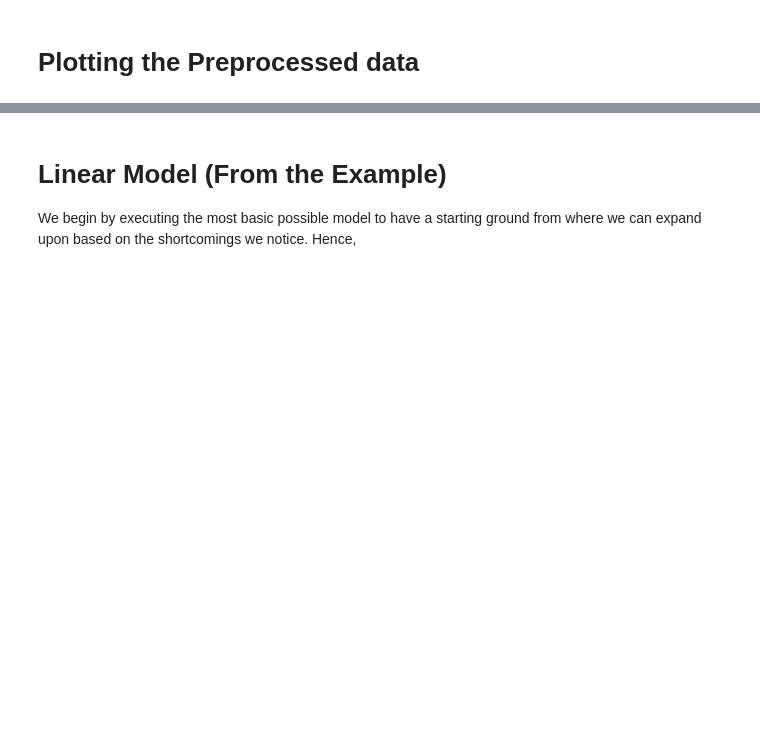
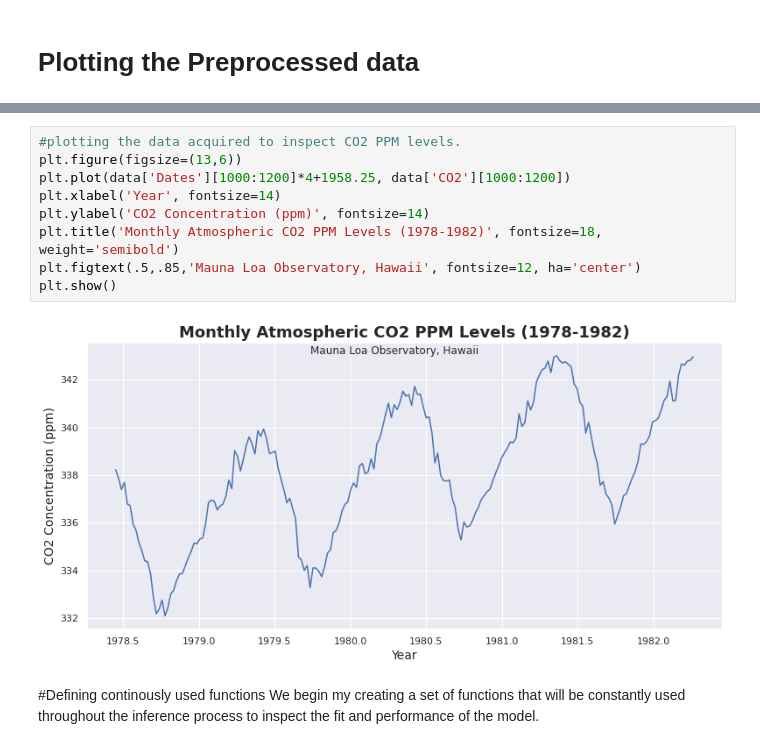
Before and after one commit to anirudhnair42/CS146_Assignments, a Jupyter notebook: Final_Project/Final_project.ipynb, the cells around one changed output, grey strips where cells are left out. Cells and saved outputs as stored; diff of their text form; blank space fills up the shorter version.

```diff
--- a/Final_Project/Final_project.ipynb
+++ b/Final_Project/Final_project.ipynb
@@ -54,3 +56,14 @@ plt.show()
-# %% [markdown]
-# Linear Model (From the Example)
-We begin by executing the most basic possible model to have a starting ground from where we can expand upon based on the shortcomings we notice. Hence,
+# %%
+#plotting the data acquired to inspect CO2 PPM levels.
+plt.figure(figsize=(13,6))
+plt.plot(data['Dates'][1000:1200]*4+1958.25, data['CO2'][1000:1200])
+plt.xlabel('Year', fontsize=14)
+plt.ylabel('CO2 Concentration (ppm)', fontsize=14)
+plt.title('Monthly Atmospheric CO2 PPM Levels (1978-1982)', fontsize=18, weight='semibold')
+plt.figtext(.5,.85,'Mauna Loa Observatory, Hawaii', fontsize=12, ha='center')
+plt.show()
+# %% [output]
+[figure, added]
+# %% [markdown]
+#Defining continously used functions
+We begin my creating a set of functions that will be constantly used throughout the inference process to inspect the fit and performance of the model.
```
Also changed, not shown: parts of 60 cells of this notebook, 1 other file.
